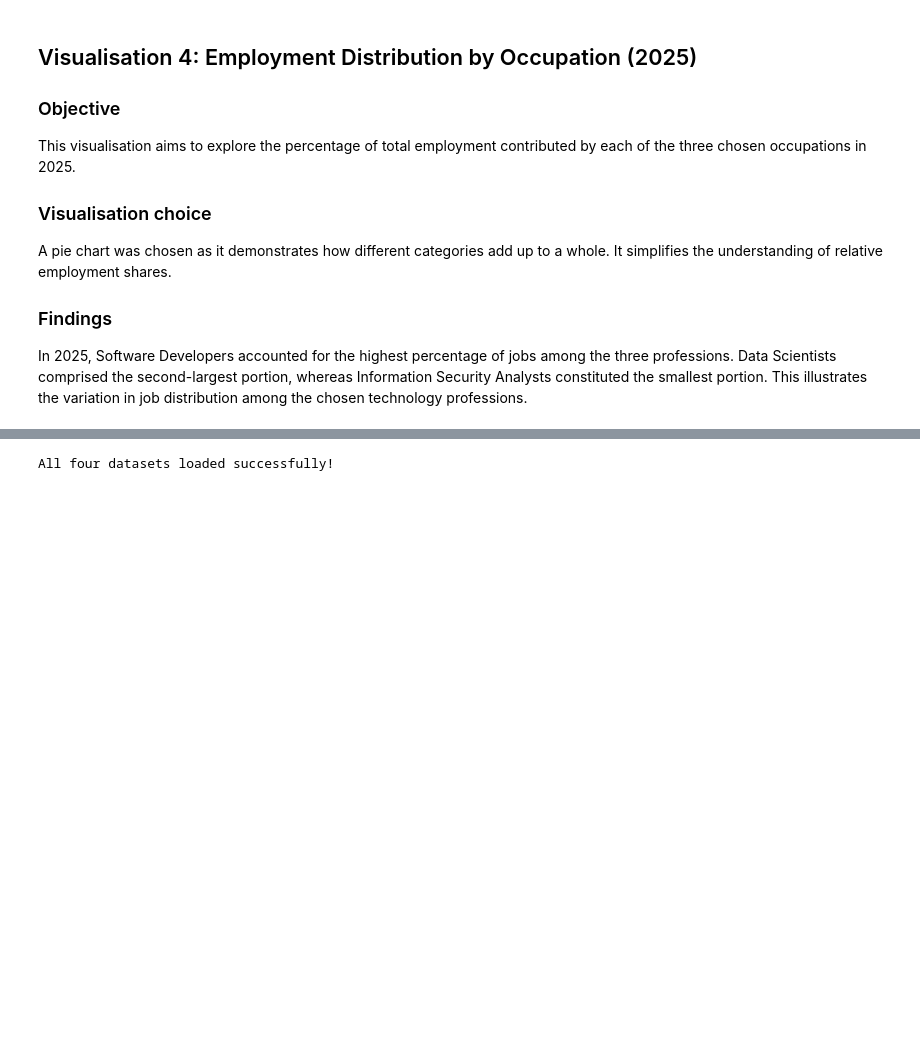
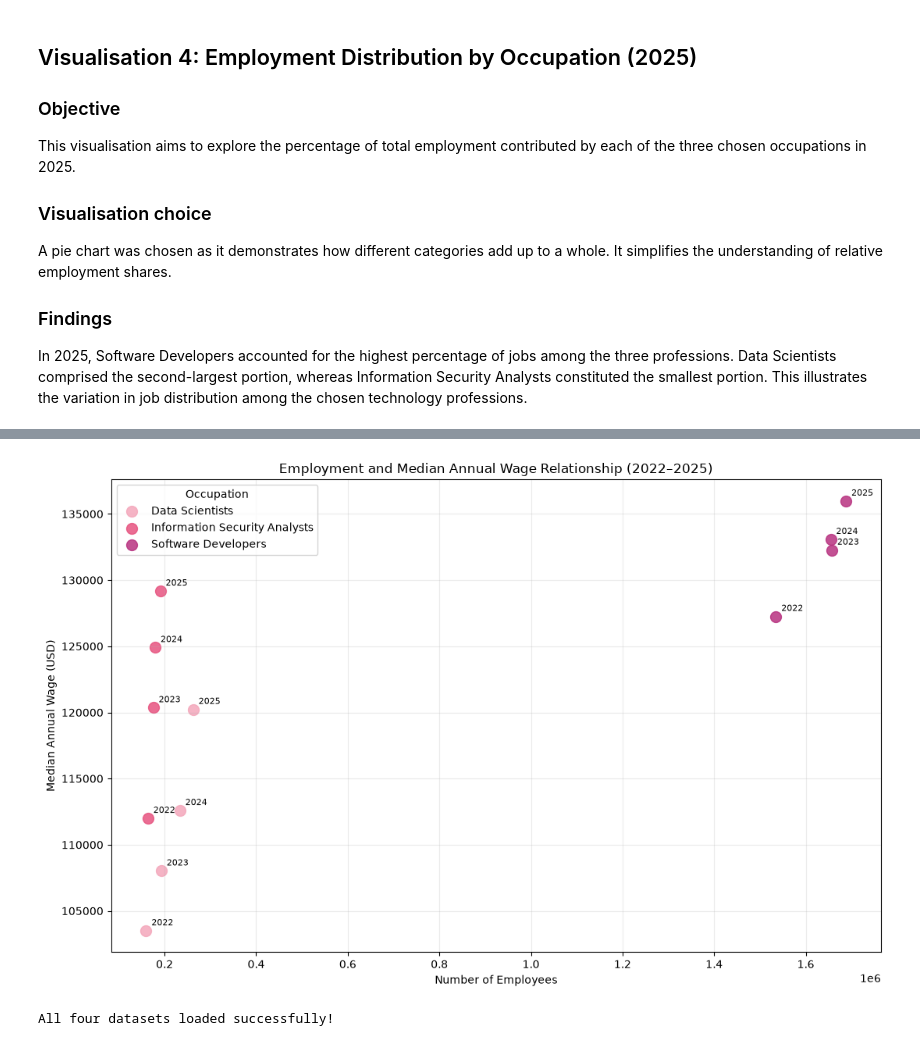
Before and after one commit to Onyinyechukwu24/AIEmployment-Visualisation-2023078, a Jupyter notebook: AI_Employment_Visualisation_ .ipynb, the cells around one changed output, grey strips where cells are left out. Cells and saved outputs as stored; diff of their text form; code cells hidden in the pictures; blank space fills up the shorter version.

```diff
--- a/AI_Employment_Visualisation_ .ipynb
+++ b/AI_Employment_Visualisation_ .ipynb
@@ -550,3 +564,44 @@ plt.show()
+# %%
+# Visualisation 5: Employment and wage relationship
+
+plt.figure(figsize=(11, 7))
+
+pink_colours = {
+    "Information Security Analysts": "#E75480",
+    "Software Developers": "#B83280",
+    "Data Scientists": "#F4A7BB"
+}
+
+for occupation, group in comparison_df.groupby("Occupation"):
+
+    plt.scatter(
+        group["Employment"],
+        group["Median_Annual_Wage"],
+        label=occupation,
+        color=pink_colours[occupation],
+        s=100,
+        alpha=0.85
+    )
+
+    # Label each point with its year
+    for _, row in group.iterrows():
+        plt.annotate(
+            str(row["Year"]),
+            (row["Employment"], row["Median_Annual_Wage"]),
+            xytext=(5, 5),
+            textcoords="offset points",
+            fontsize=8
+        )
+
+plt.title("Employment and Median Annual Wage Relationship (2022–2025)")
+plt.xlabel("Number of Employees")
+plt.ylabel("Median Annual Wage (USD)")
+plt.legend(title="Occupation")
+plt.grid(True, alpha=0.25)
+plt.tight_layout()
+plt.show()
+# %% [output]
+[figure, added]
 # %%
 # Load the four BLS employment datasets
 
```
Also changed, not shown: parts of 4 cells of this notebook.
